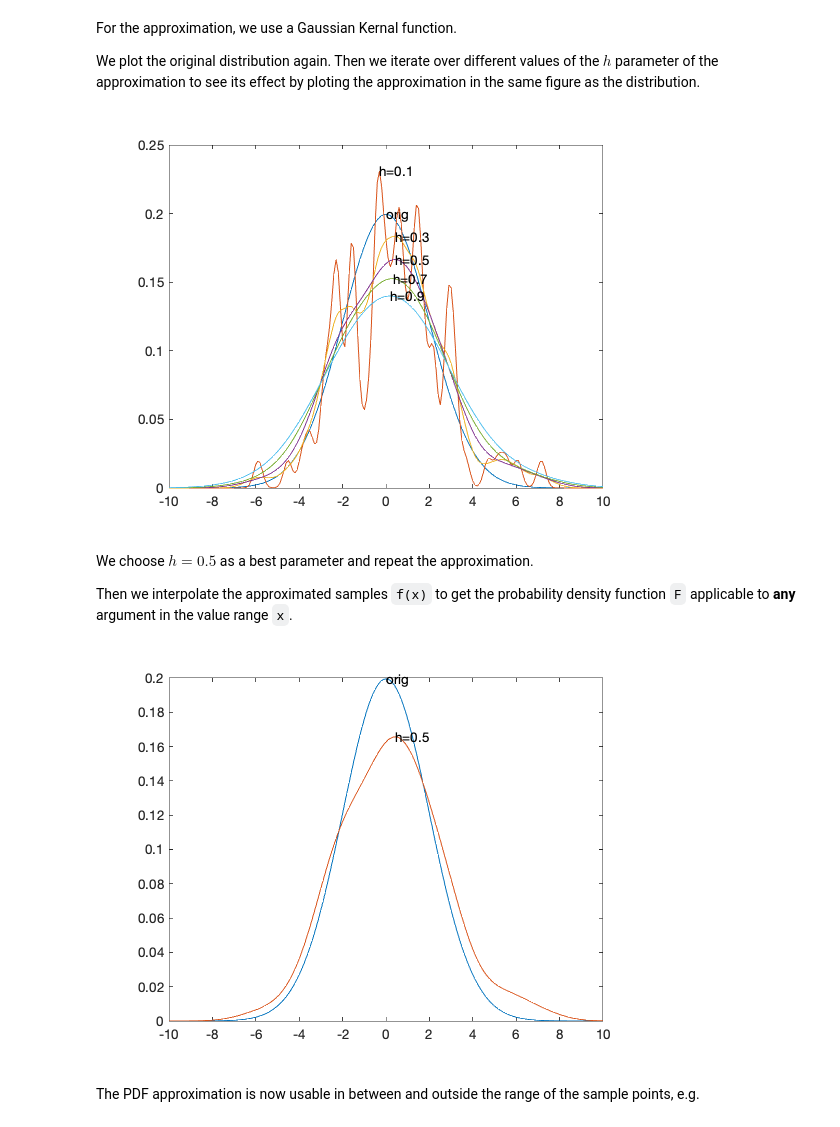
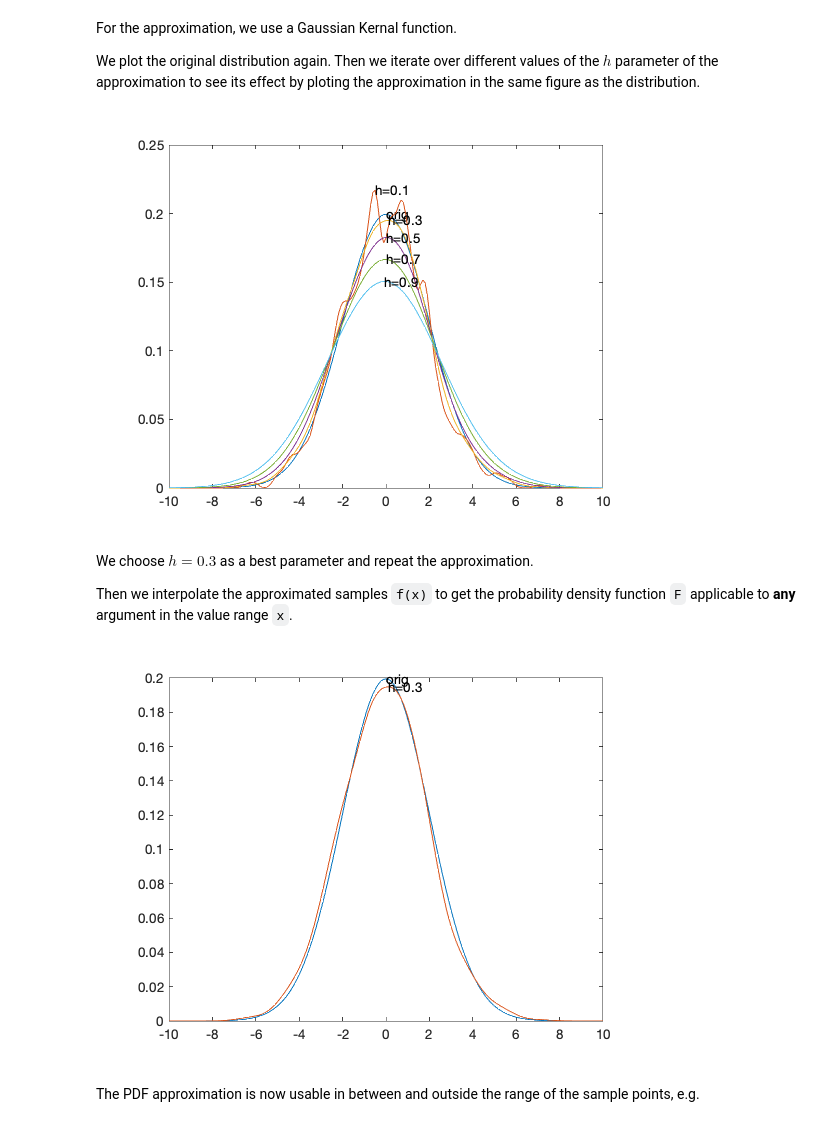
Before and after one commit to WelfLowe/Public-ML-Notebooks, a Jupyter notebook: Approximate PDFs with Parzen window density estimation.ipynb, the cells around one changed output. Cells and saved outputs as stored; diff of their text form; code cells hidden in the pictures.

```diff
--- a/Approximate PDFs with Parzen window density estimation.ipynb
+++ b/Approximate PDFs with Parzen window density estimation.ipynb
@@ -17,7 +17,7 @@ plot(x,pdf(dist,x));
 # %% [markdown]
 We generate some values of this distribution. These values are observed and make up the training data.
 # %%
-n=100;
+n=1000;
 for i=1:n
     X(i) = random(dist);
 end
@@ -55,34 +55,34 @@ for h = .1:.2:1
     text(x(i),f(i),['h=',num2str(h)]);
 end
 # %% [output]
-[figure, old version]
+[figure, new version]
 # %% [markdown]
-We choose $h=0.5$ as a best parameter and repeat the approximation.
+We choose $h=0.3$ as a best parameter and repeat the approximation.
 
 Then we interpolate the approximated samples `f(x)` to get the probability density function `F` applicable to **any** argument in the value range `x`.
 # %%
 % plot the distribution
 plot(x,pdf(dist,x));
 text(mu,pdf(dist,mu),'orig');
 hold on;
-h = .5;
+h = .3;
 for j=1:len_x
     xx=x(j);
     % Use a Gaussian Kernal function
     for i=1:n
         f(j) = f(j) + normpdf((xx-X(i))/h,mu,sigma);
     end
     f(j) = f(j) /(n*h);
 end
 % interpolate the approximated function
 F = griddedInterpolant(x,f);
 % plot the interpolated function in the same figure as the distribution
 plot(x,F(x));
 [argv,argmax] = max(F(x));
 i=argmax;
 text(x(i),F(x(i)),['h=',num2str(h)]);
 # %% [output]
-[figure, old version]
+[figure, new version]
 # %% [markdown]
 The PDF approximation is now usable in between and outside the range of the sample points, e.g.
 # %%
```
Also changed, not shown: parts of 1 cell of this notebook, 2 other files.
